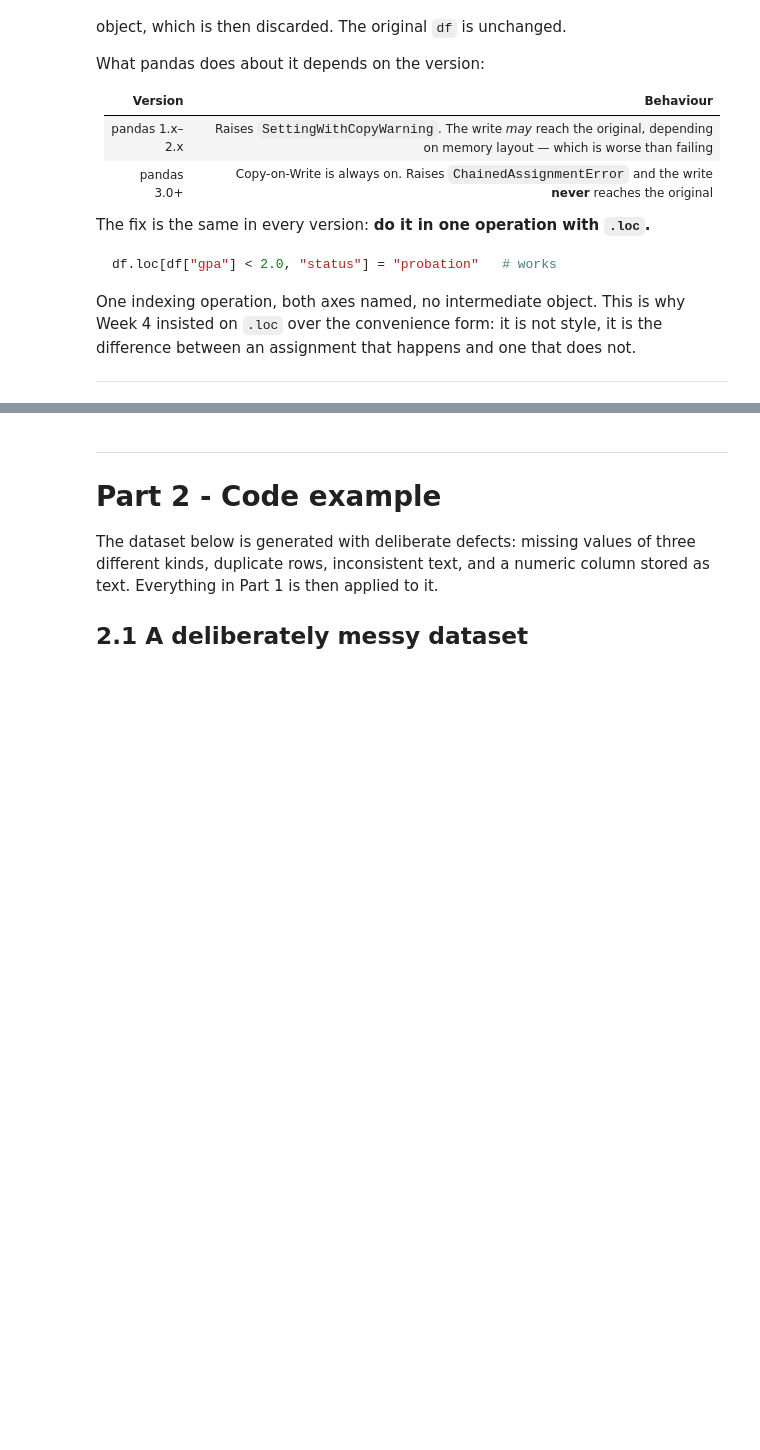
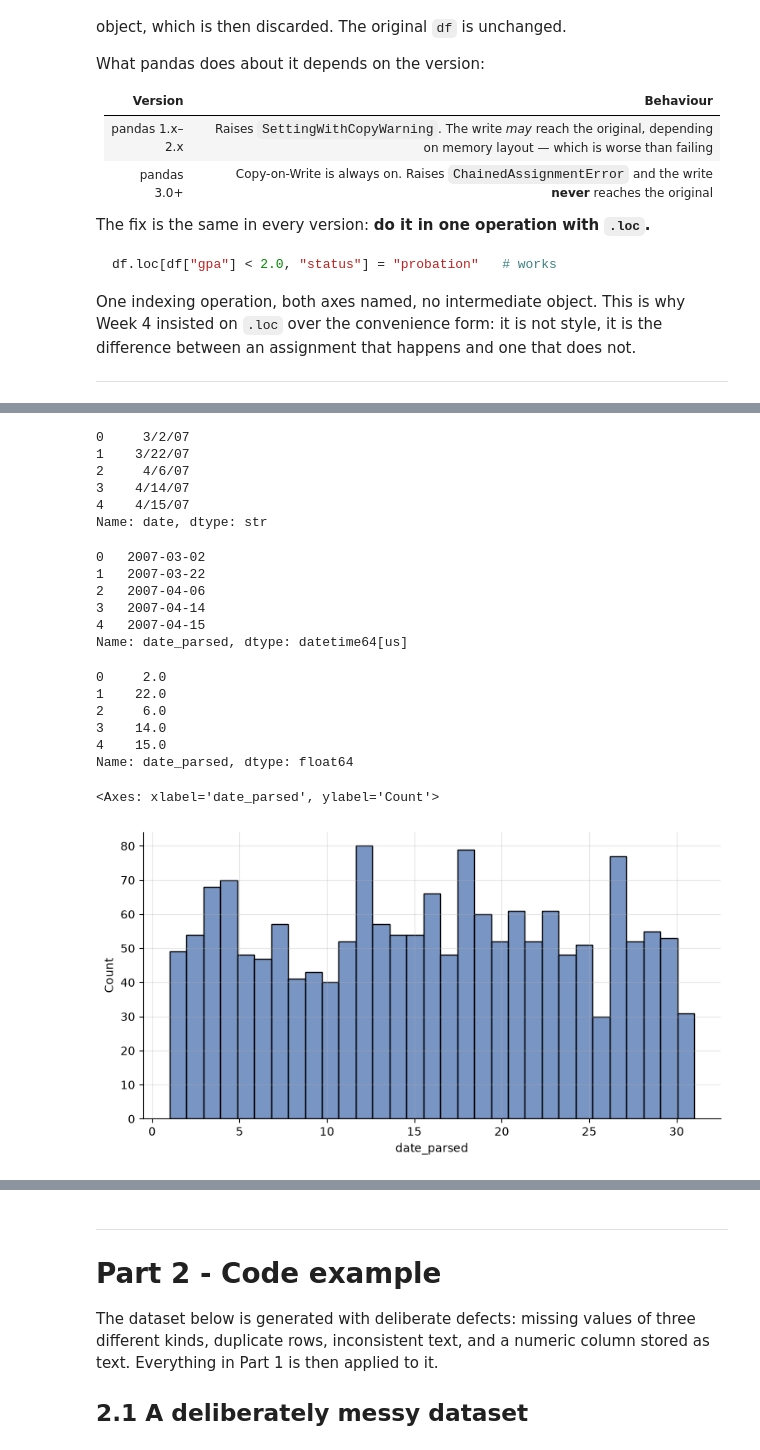
Before and after one commit to mcc-z/2445707_SokMuoychou_DataAnalysis-Virtualization, a Jupyter notebook: notebooks/05_data_cleaning.ipynb, the cells around one changed output, grey strips where cells are left out. Cells and saved outputs as stored; diff of their text form; code cells hidden in the pictures; blank space fills up the shorter version.

```diff
--- a/notebooks/05_data_cleaning.ipynb
+++ b/notebooks/05_data_cleaning.ipynb
@@ -294,0 +399,3 @@ assignment that happens and one that does not.
+# %%
+landslides = pd.read_csv('catalog.csv')
+landslides.head()
@@ -294,0 +409,41 @@ assignment that happens and one that does not.
+# %%
+# filter for only the necessary columns
+print(landslides['date'].head())
+# %% [output]
+0     3/2/07
+1    3/22/07
+2     4/6/07
+3    4/14/07
+4    4/15/07
+Name: date, dtype: str
+# %%
+# convert to standard format
+landslides['date_parsed'] = pd.to_datetime(landslides['date'], format="mixed")
+landslides['date_parsed'].head()
+# %% [output]
+0   2007-03-02
+1   2007-03-22
+2   2007-04-06
+3   2007-04-14
+4   2007-04-15
+Name: date_parsed, dtype: datetime64[us]
+# %%
+# get the day of the month from the date_parsed column when a landslide occurred
+# .dt.day is to get the day part of datetime
+day_of_month_landslides = landslides['date_parsed'].dt.day
+day_of_month_landslides.head()
+# %% [output]
+0     2.0
+1    22.0
+2     6.0
+3    14.0
+4    15.0
+Name: date_parsed, dtype: float64
+# %%
+# remove na's
+day_of_month_landslides = day_of_month_landslides.dropna()
+# plot the days of each month that a landslide occurred
+sns.histplot(day_of_month_landslides, kde=False, bins=31)
+# %% [output]
+<Axes: xlabel='date_parsed', ylabel='Count'>
+[figure, added]
```
Also changed, not shown: parts of 47 cells of this notebook, 2 other files.
